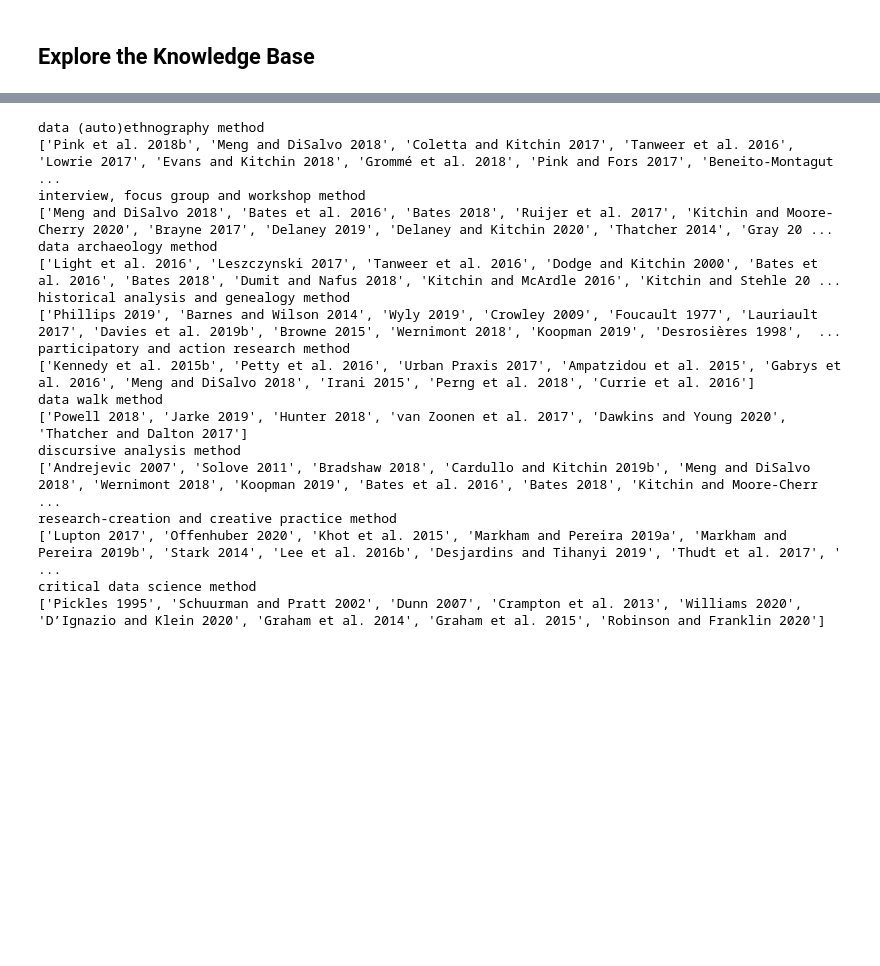
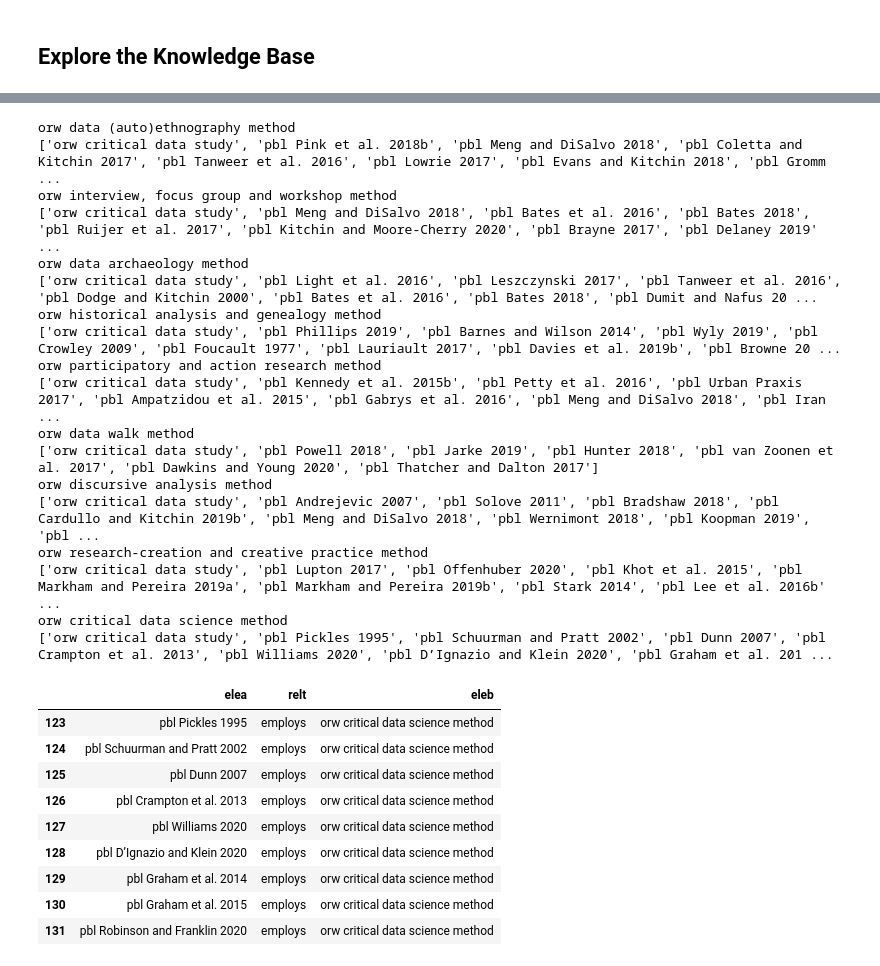
Before and after one commit to lustraka/data-analyst-portfolio-project-2022, a Jupyter notebook: cs01_cds_methods/20211130_Build_knowledge_base.ipynb, the cells around one changed output, grey strips where cells are left out. Saved outputs shown, nothing was run; the diff lists cells and outputs as text; code cells hidden in the pictures; blank space fills up the shorter version.

```diff
--- a/cs01_cds_methods/20211130_Build_knowledge_base.ipynb
+++ b/cs01_cds_methods/20211130_Build_knowledge_base.ipynb
@@ -65,26 +173,40 @@ elem_df.loc[elem_df.title.isna()].sort_values(by='term')
 # %%
-for method in rels_df.query('elea == "critical data study"').eleb:
+for method in rels_df.query('elea == "orw critical data study"').eleb:
   print(method)
-  print(rels_df.query(f'relt == "instantiates" and eleb ==\"{method}\"').elea.to_list())
+  print(rels_df.query(f'relt == "employs" and eleb ==\"{method}\"').elea.to_list())
 # %% [output]
-data (auto)ethnography method
-['Pink et al. 2018b', 'Meng and DiSalvo 2018', 'Coletta and Kitchin 2017', 'Tanweer et al. 2016', 'Lowrie 2017', 'Evans and Kitchin 2018', 'Grommé et al. 2018', 'Pink and Fors 2017', 'Beneito-Montagut ...
-interview, focus group and workshop method
-['Meng and DiSalvo 2018', 'Bates et al. 2016', 'Bates 2018', 'Ruijer et al. 2017', 'Kitchin and Moore-Cherry 2020', 'Brayne 2017', 'Delaney 2019', 'Delaney and Kitchin 2020', 'Thatcher 2014', 'Gray 20 ...
-data archaeology method
-['Light et al. 2016', 'Leszczynski 2017', 'Tanweer et al. 2016', 'Dodge and Kitchin 2000', 'Bates et al. 2016', 'Bates 2018', 'Dumit and Nafus 2018', 'Kitchin and McArdle 2016', 'Kitchin and Stehle 20 ...
-historical analysis and genealogy method
-['Phillips 2019', 'Barnes and Wilson 2014', 'Wyly 2019', 'Crowley 2009', 'Foucault 1977', 'Lauriault 2017', 'Davies et al. 2019b', 'Browne 2015', 'Wernimont 2018', 'Koopman 2019', 'Desrosières 1998',  ...
-participatory and action research method
-['Kennedy et al. 2015b', 'Petty et al. 2016', 'Urban Praxis 2017', 'Ampatzidou et al. 2015', 'Gabrys et al. 2016', 'Meng and DiSalvo 2018', 'Irani 2015', 'Perng et al. 2018', 'Currie et al. 2016']
-data walk method
-['Powell 2018', 'Jarke 2019', 'Hunter 2018', 'van Zoonen et al. 2017', 'Dawkins and Young 2020', 'Thatcher and Dalton 2017']
-discursive analysis method
-['Andrejevic 2007', 'Solove 2011', 'Bradshaw 2018', 'Cardullo and Kitchin 2019b', 'Meng and DiSalvo 2018', 'Wernimont 2018', 'Koopman 2019', 'Bates et al. 2016', 'Bates 2018', 'Kitchin and Moore-Cherr ...
-research-creation and creative practice method
-['Lupton 2017', 'Offenhuber 2020', 'Khot et al. 2015', 'Markham and Pereira 2019a', 'Markham and Pereira 2019b', 'Stark 2014', 'Lee et al. 2016b', 'Desjardins and Tihanyi 2019', 'Thudt et al. 2017', ' ...
-critical data science method
-['Pickles 1995', 'Schuurman and Pratt 2002', 'Dunn 2007', 'Crampton et al. 2013', 'Williams 2020', 'D’Ignazio and Klein 2020', 'Graham et al. 2014', 'Graham et al. 2015', 'Robinson and Franklin 2020']
+orw data (auto)ethnography method
+['orw critical data study', 'pbl Pink et al. 2018b', 'pbl Meng and DiSalvo 2018', 'pbl Coletta and Kitchin 2017', 'pbl Tanweer et al. 2016', 'pbl Lowrie 2017', 'pbl Evans and Kitchin 2018', 'pbl Gromm ...
+orw interview, focus group and workshop method
+['orw critical data study', 'pbl Meng and DiSalvo 2018', 'pbl Bates et al. 2016', 'pbl Bates 2018', 'pbl Ruijer et al. 2017', 'pbl Kitchin and Moore-Cherry 2020', 'pbl Brayne 2017', 'pbl Delaney 2019' ...
+orw data archaeology method
+['orw critical data study', 'pbl Light et al. 2016', 'pbl Leszczynski 2017', 'pbl Tanweer et al. 2016', 'pbl Dodge and Kitchin 2000', 'pbl Bates et al. 2016', 'pbl Bates 2018', 'pbl Dumit and Nafus 20 ...
+orw historical analysis and genealogy method
+['orw critical data study', 'pbl Phillips 2019', 'pbl Barnes and Wilson 2014', 'pbl Wyly 2019', 'pbl Crowley 2009', 'pbl Foucault 1977', 'pbl Lauriault 2017', 'pbl Davies et al. 2019b', 'pbl Browne 20 ...
+orw participatory and action research method
+['orw critical data study', 'pbl Kennedy et al. 2015b', 'pbl Petty et al. 2016', 'pbl Urban Praxis 2017', 'pbl Ampatzidou et al. 2015', 'pbl Gabrys et al. 2016', 'pbl Meng and DiSalvo 2018', 'pbl Iran ...
+orw data walk method
+['orw critical data study', 'pbl Powell 2018', 'pbl Jarke 2019', 'pbl Hunter 2018', 'pbl van Zoonen et al. 2017', 'pbl Dawkins and Young 2020', 'pbl Thatcher and Dalton 2017']
+orw discursive analysis method
+['orw critical data study', 'pbl Andrejevic 2007', 'pbl Solove 2011', 'pbl Bradshaw 2018', 'pbl Cardullo and Kitchin 2019b', 'pbl Meng and DiSalvo 2018', 'pbl Wernimont 2018', 'pbl Koopman 2019', 'pbl ...
+orw research-creation and creative practice method
+['orw critical data study', 'pbl Lupton 2017', 'pbl Offenhuber 2020', 'pbl Khot et al. 2015', 'pbl Markham and Pereira 2019a', 'pbl Markham and Pereira 2019b', 'pbl Stark 2014', 'pbl Lee et al. 2016b' ...
+orw critical data science method
+['orw critical data study', 'pbl Pickles 1995', 'pbl Schuurman and Pratt 2002', 'pbl Dunn 2007', 'pbl Crampton et al. 2013', 'pbl Williams 2020', 'pbl D’Ignazio and Klein 2020', 'pbl Graham et al. 201 ...
+# %%
+# Select the relevant rows
+rels_df.loc[(rels_df.relt == 'employs') & (rels_df.eleb == method) & (rels_df.elea.apply(lambda t: t[:3] == 'pbl'))]
+# %% [output]
+|  | elea | relt | eleb |
+| 123 | pbl Pickles 1995 | employs | orw critical data science method |
+| 124 | pbl Schuurman and Pratt 2002 | employs | orw critical data science method |
+| 125 | pbl Dunn 2007 | employs | orw critical data science method |
+| 126 | pbl Crampton et al. 2013 | employs | orw critical data science method |
+| 127 | pbl Williams 2020 | employs | orw critical data science method |
+| 128 | pbl D’Ignazio and Klein 2020 | employs | orw critical data science method |
+| 129 | pbl Graham et al. 2014 | employs | orw critical data science method |
+| 130 | pbl Graham et al. 2015 | employs | orw critical data science method |
+| 131 | pbl Robinson and Franklin 2020 | employs | orw critical data science method |
 # %%
 # JOIN rels_df AND elem_df ON rels_df.elea = elem_df.term
 df = rels_df.merge(elem_df[['term', 'title']], how='left', left_on='elea', right_on='term')
```
Also changed, not shown: parts of 17 cells of this notebook.
